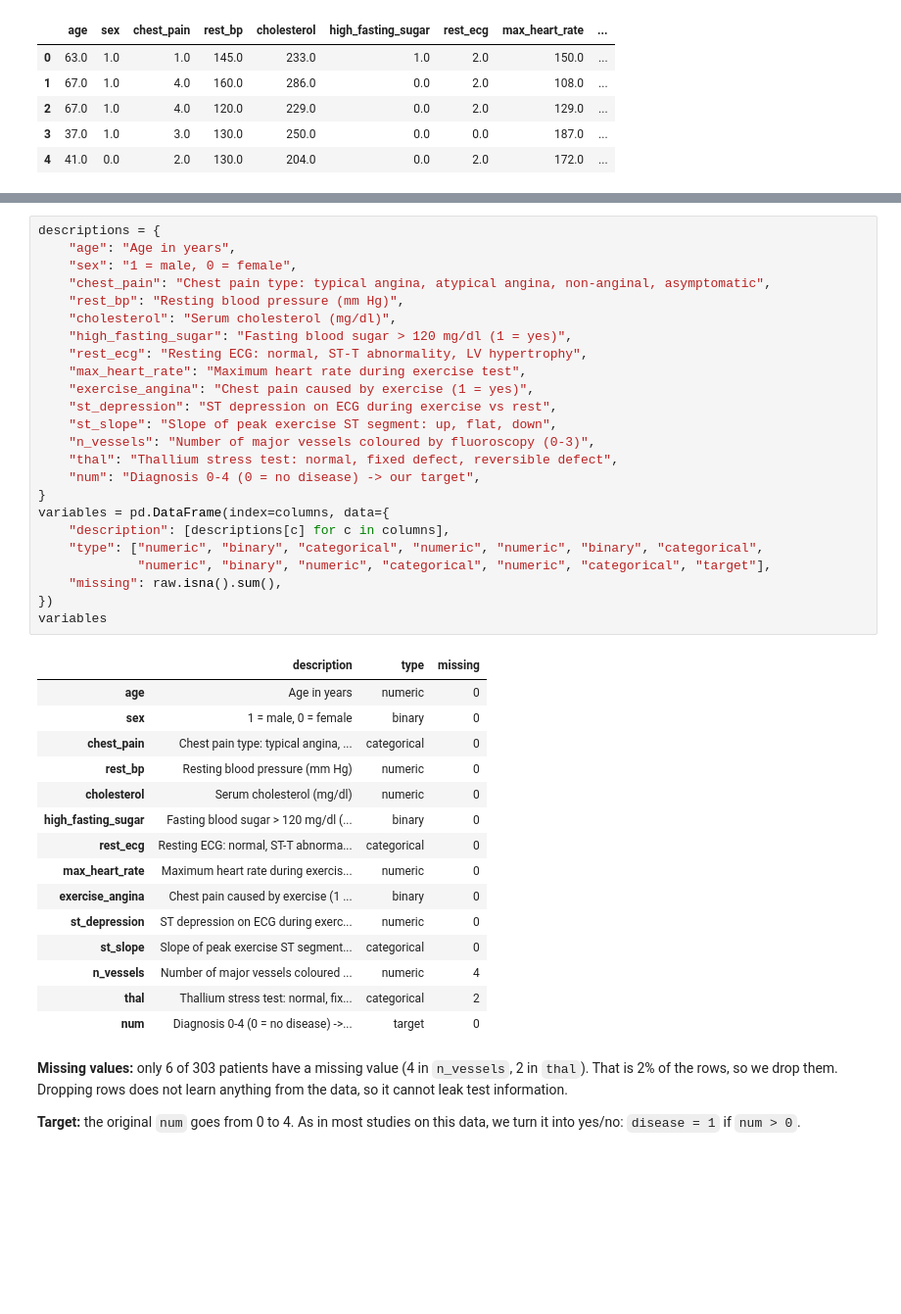
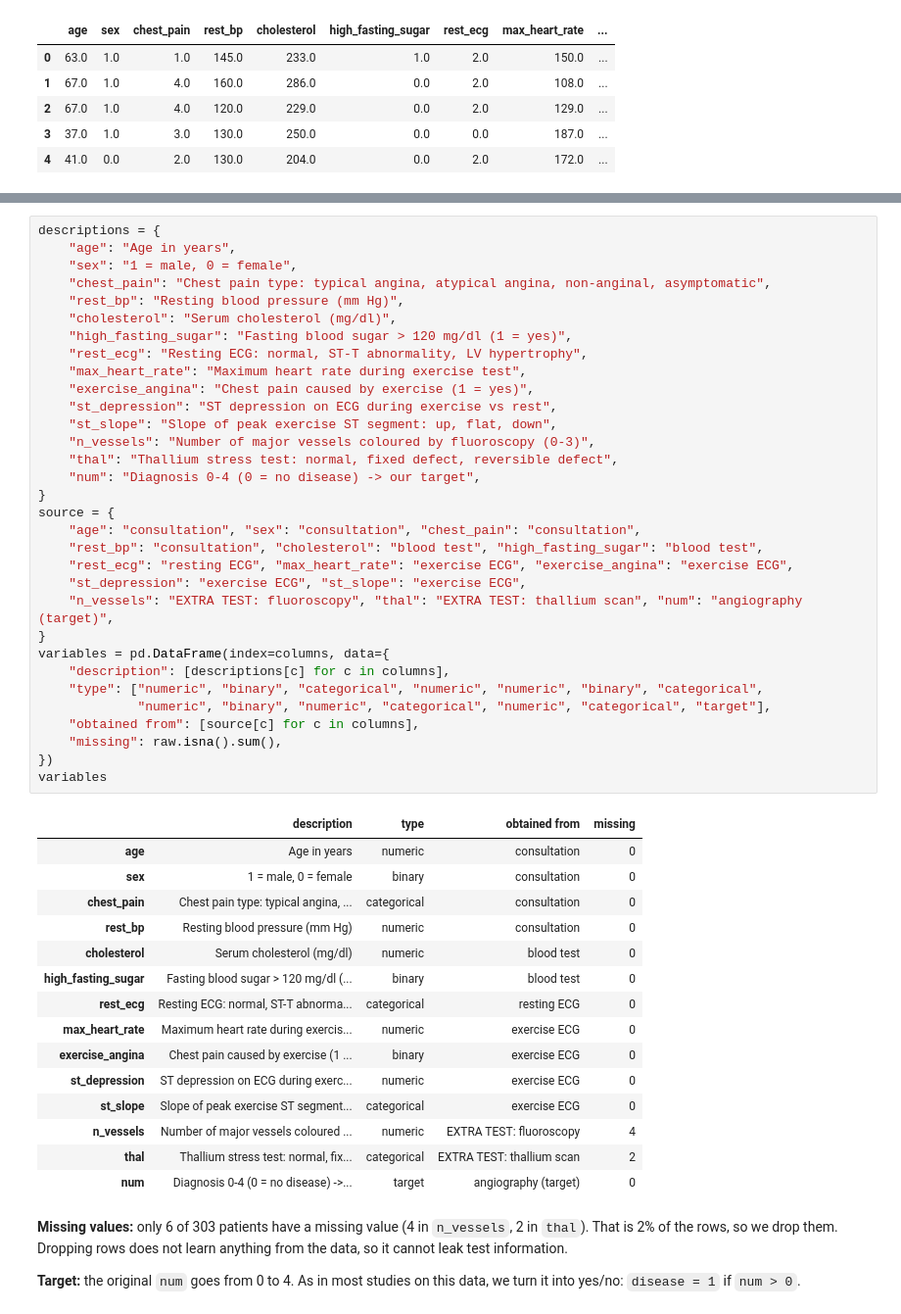
Before and after one commit to widodu77/augmented-dec, a Jupyter notebook: heart_disease_tree.ipynb, the cells around one changed output, grey strips where cells are left out. Shown at 98% size. Drawn from its saved outputs; the diff is of its cells as text; blank space fills up the shorter version.

```diff
--- a/heart_disease_tree.ipynb
+++ b/heart_disease_tree.ipynb
@@ -46,43 +61,51 @@ raw.head()
 # %%
 descriptions = {
     "age": "Age in years",
     "sex": "1 = male, 0 = female",
     "chest_pain": "Chest pain type: typical angina, atypical angina, non-anginal, asymptomatic",
     "rest_bp": "Resting blood pressure (mm Hg)",
     "cholesterol": "Serum cholesterol (mg/dl)",
     "high_fasting_sugar": "Fasting blood sugar > 120 mg/dl (1 = yes)",
     "rest_ecg": "Resting ECG: normal, ST-T abnormality, LV hypertrophy",
     "max_heart_rate": "Maximum heart rate during exercise test",
     "exercise_angina": "Chest pain caused by exercise (1 = yes)",
     "st_depression": "ST depression on ECG during exercise vs rest",
     "st_slope": "Slope of peak exercise ST segment: up, flat, down",
     "n_vessels": "Number of major vessels coloured by fluoroscopy (0-3)",
     "thal": "Thallium stress test: normal, fixed defect, reversible defect",
     "num": "Diagnosis 0-4 (0 = no disease) -> our target",
 }
+source = {
+    "age": "consultation", "sex": "consultation", "chest_pain": "consultation",
+    "rest_bp": "consultation", "cholesterol": "blood test", "high_fasting_sugar": "blood test",
+    "rest_ecg": "resting ECG", "max_heart_rate": "exercise ECG", "exercise_angina": "exercise ECG",
+    "st_depression": "exercise ECG", "st_slope": "exercise ECG",
+    "n_vessels": "EXTRA TEST: fluoroscopy", "thal": "EXTRA TEST: thallium scan", "num": "angiography (target)",
+}
 variables = pd.DataFrame(index=columns, data={
     "description": [descriptions[c] for c in columns],
     "type": ["numeric", "binary", "categorical", "numeric", "numeric", "binary", "categorical",
              "numeric", "binary", "numeric", "categorical", "numeric", "categorical", "target"],
+    "obtained from": [source[c] for c in columns],
     "missing": raw.isna().sum(),
 })
 variables
 # %% [output]
-|  | description | type | missing |
-| age | Age in years | numeric | 0 |
-| sex | 1 = male, 0 = female | binary | 0 |
-| chest_pain | Chest pain type: typical angina, ... | categorical | 0 |
-| rest_bp | Resting blood pressure (mm Hg) | numeric | 0 |
-| cholesterol | Serum cholesterol (mg/dl) | numeric | 0 |
-| high_fasting_sugar | Fasting blood sugar > 120 mg/dl (... | binary | 0 |
-| rest_ecg | Resting ECG: normal, ST-T abnorma... | categorical | 0 |
-| max_heart_rate | Maximum heart rate during exercis... | numeric | 0 |
-| exercise_angina | Chest pain caused by exercise (1 ... | binary | 0 |
-| st_depression | ST depression on ECG during exerc... | numeric | 0 |
-| st_slope | Slope of peak exercise ST segment... | categorical | 0 |
-| n_vessels | Number of major vessels coloured ... | numeric | 4 |
-| thal | Thallium stress test: normal, fix... | categorical | 2 |
-| num | Diagnosis 0-4 (0 = no disease) ->... | target | 0 |
+|  | description | type | obtained from | missing |
+| age | Age in years | numeric | consultation | 0 |
+| sex | 1 = male, 0 = female | binary | consultation | 0 |
+| chest_pain | Chest pain type: typical angina, ... | categorical | consultation | 0 |
+| rest_bp | Resting blood pressure (mm Hg) | numeric | consultation | 0 |
+| cholesterol | Serum cholesterol (mg/dl) | numeric | blood test | 0 |
+| high_fasting_sugar | Fasting blood sugar > 120 mg/dl (... | binary | blood test | 0 |
+| rest_ecg | Resting ECG: normal, ST-T abnorma... | categorical | resting ECG | 0 |
+| max_heart_rate | Maximum heart rate during exercis... | numeric | exercise ECG | 0 |
+| exercise_angina | Chest pain caused by exercise (1 ... | binary | exercise ECG | 0 |
+| st_depression | ST depression on ECG during exerc... | numeric | exercise ECG | 0 |
+| st_slope | Slope of peak exercise ST segment... | categorical | exercise ECG | 0 |
+| n_vessels | Number of major vessels coloured ... | numeric | EXTRA TEST: fluoroscopy | 4 |
+| thal | Thallium stress test: normal, fix... | categorical | EXTRA TEST: thallium scan | 2 |
+| num | Diagnosis 0-4 (0 = no disease) ->... | target | angiography (target) | 0 |
 # %% [markdown]
 **Missing values:** only 6 of 303 patients have a missing value (4 in `n_vessels`, 2 in `thal`). That is 2% of the rows, so we drop them. Dropping rows does not learn anything from the data, so it cannot leak test information.
 
```
Also changed, not shown: parts of 25 cells of this notebook, 5 other files.
